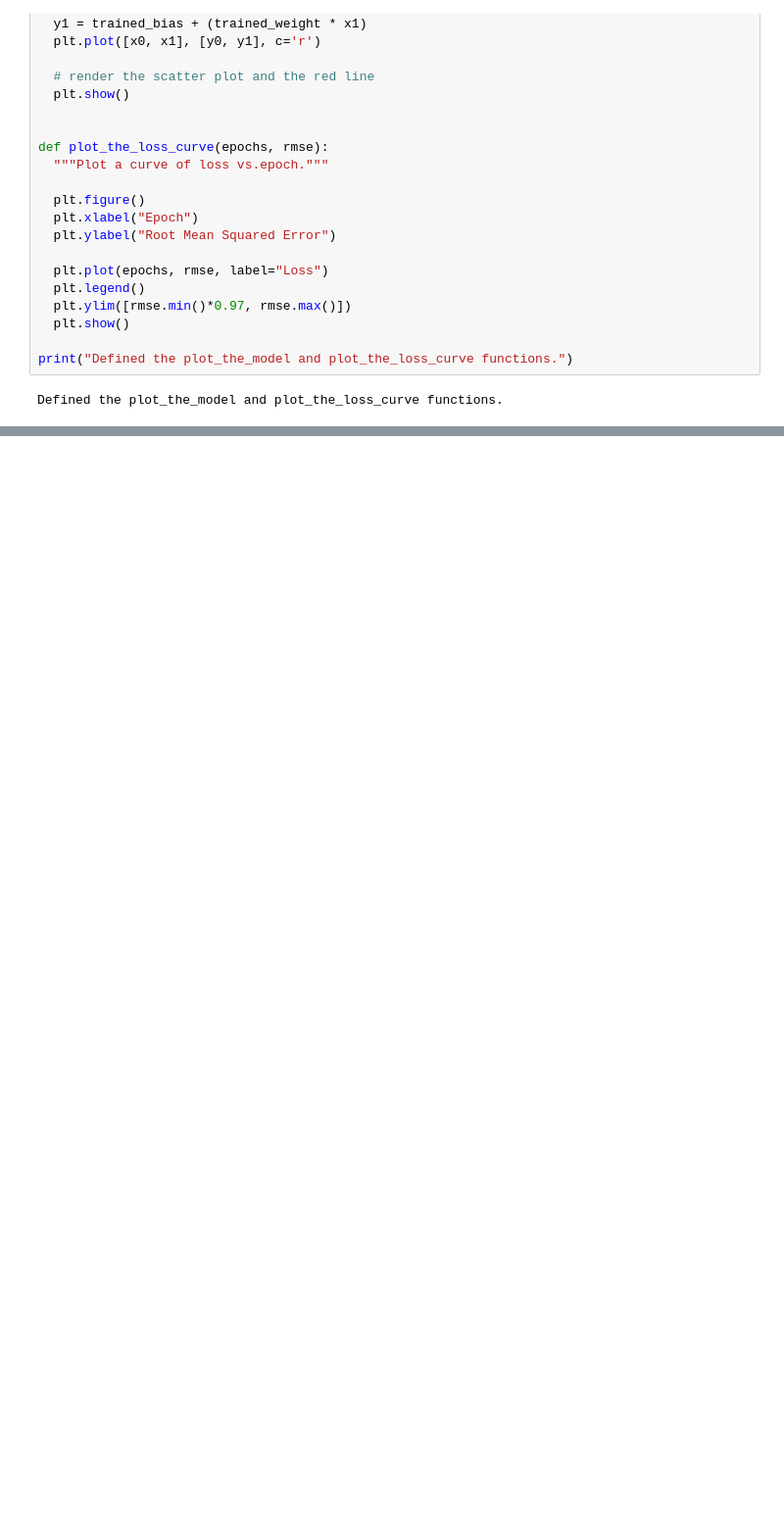
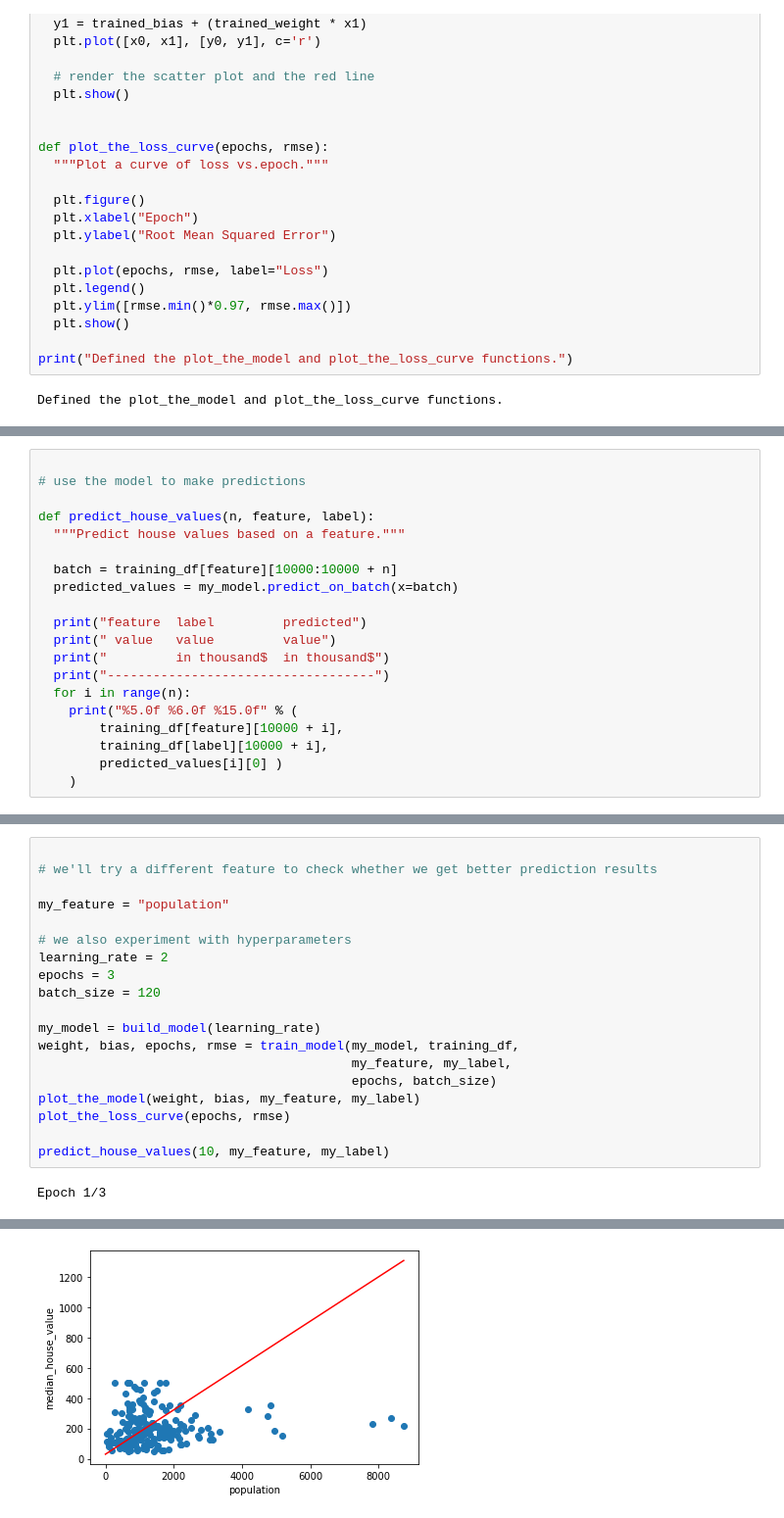
Before and after one commit to 114576u/machine-learning, a Jupyter notebook: linear-regression-with-a-real-dataset.ipynb, the cells around one changed output, grey strips where cells are left out. Shown: that part at 98% size. Drawn from its saved outputs; the diff is of its cells as text; blank space fills up the shorter version.

```diff
--- a/linear-regression-with-a-real-dataset.ipynb
+++ b/linear-regression-with-a-real-dataset.ipynb
@@ -136,0 +182,20 @@ Defined the plot_the_model and plot_the_loss_curve functions.
+# %%
+
+# use the model to make predictions
+
+def predict_house_values(n, feature, label):
+  """Predict house values based on a feature."""
+
+  batch = training_df[feature][10000:10000 + n]
+  predicted_values = my_model.predict_on_batch(x=batch)
+
+  print("feature  label         predicted")
+  print(" value   value         value")
+  print("         in thousand$  in thousand$")
+  print("-----------------------------------")
+  for i in range(n):
+    print("%5.0f %6.0f %15.0f" % (
+        training_df[feature][10000 + i],
+        training_df[label][10000 + i],
+        predicted_values[i][0] )
+    )
@@ -136,0 +224,21 @@ Defined the plot_the_model and plot_the_loss_curve functions.
+# %%
+
+# we'll try a different feature to check whether we get better prediction results
+
+my_feature = "population"
+
+# we also experiment with hyperparameters
+learning_rate = 2
+epochs = 3
+batch_size = 120
+
+my_model = build_model(learning_rate)
+weight, bias, epochs, rmse = train_model(my_model, training_df,
+                                         my_feature, my_label,
+                                         epochs, batch_size)
+plot_the_model(weight, bias, my_feature, my_label)
+plot_the_loss_curve(epochs, rmse)
+
+predict_house_values(10, my_feature, my_label)
+# %% [output]
+Epoch 1/3
@@ -136,0 +250 @@ Defined the plot_the_model and plot_the_loss_curve functions.
+[figure, added]
```
Also changed, not shown: parts of 4 cells of this notebook.
